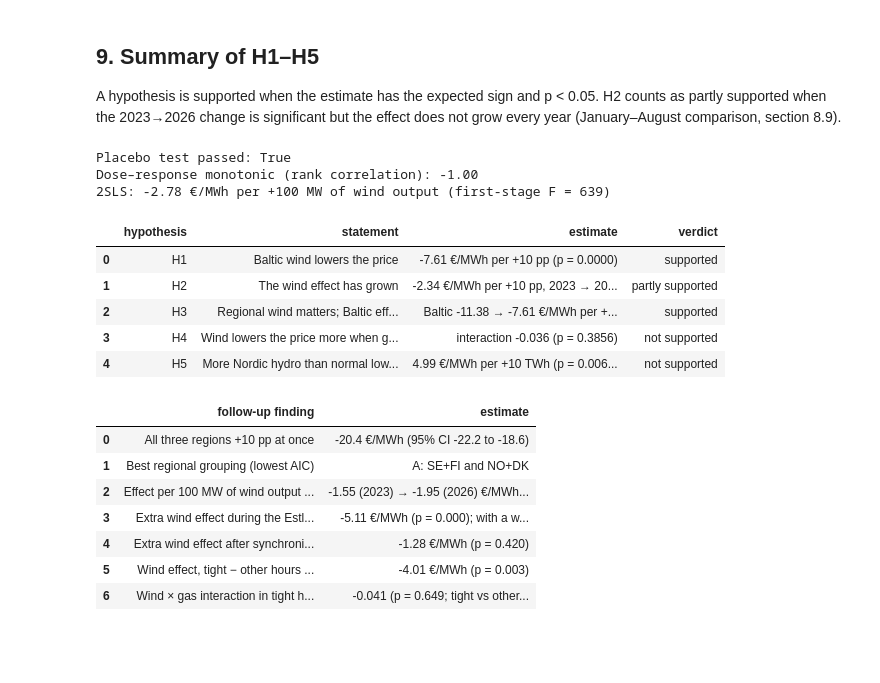
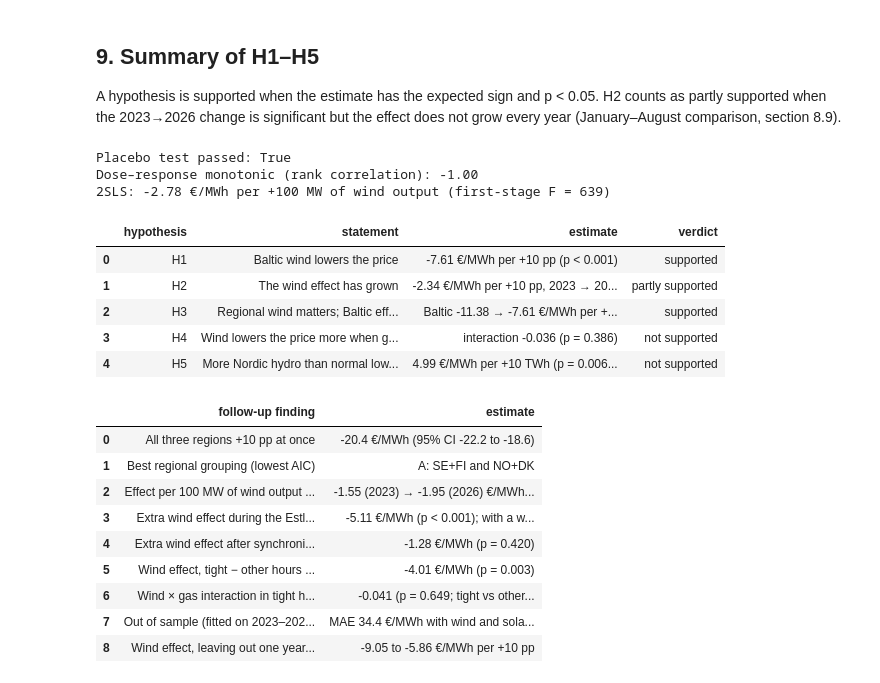
Before and after one commit to MangirdasMikalkenas/Weather_as_a_price_driver_-_Lithuanian_day-ahead_power_prices-_2023-2026, a Jupyter notebook: notebooks/01_price_drivers.ipynb, the cells around one changed output. Drawn from its saved outputs; the diff is of its cells as text; code cells hidden in the pictures; blank space fills up the shorter version.

```diff
--- a/notebooks/01_price_drivers.ipynb
+++ b/notebooks/01_price_drivers.ipynb
@@ -115,7 +115,7 @@ Model sample: 31,958 hours (177 dropped because of missing values)
 | max | 1478.91 | 100.00 | 87.26 | 99.34 | 8.54 | 2.60 | 76.32 | 25.61 |
 # %%
 def effect(model, name, scale=1.0):
-    """Coefficient of one variable with its 95% confidence interval and p-value, times `scale`."""
+    # Coefficient of one variable with its 95% confidence interval and p-value, times `scale`.
     ci = model.conf_int().loc[name] * scale
     return pd.Series({
         "effect": model.params[name] * scale,
@@ -126,7 +126,7 @@ def effect(model, name, scale=1.0):
 
 
 def contrast(model, weights):
-    """t-test of a linear combination of coefficients, e.g. {"a": 1, "b": -1} for a - b."""
+    # t-test of a linear combination of coefficients, e.g. {"a": 1, "b": -1} for a - b.
     r = np.zeros(len(model.params))
     for name, w in weights.items():
         r[model.params.index.get_loc(name)] = w
@@ -134,6 +134,19 @@ def contrast(model, weights):
     lo, hi = np.asarray(t.conf_int()).ravel()
     return pd.Series({"effect": float(np.asarray(t.effect).ravel()[0]), "ci_low": lo, "ci_high": hi,
                       "p_value": float(np.asarray(t.pvalue).ravel()[0])})
+
+
+def fmt_p(p):
+    # p-value as text. A p-value is never exactly 0, so very small values are shown as an upper bound.
+    return "p < 0.001" if p < 0.001 else f"p = {p:.3f}"
+
+
+def show(table, decimals=3):
+    """Round a results table for display. p-values below 0.001 are written as <0.001, since they are never exactly 0."""
+    out = table.round(decimals)
+    if "p_value" in out.columns:
+        out["p_value"] = table["p_value"].map(lambda p: "<0.001" if p < 0.001 else f"{p:.3f}")
+    return out
 # %% [markdown]
 ## 2. How correlated is the wind across regions?
 
@@ -779,20 +849,20 @@ h2_verdict = ("supported" if h2_significant and steady_growth
 
 summary = pd.DataFrame([
     ["H1", "Baltic wind lowers the price",
-     f"{h1['effect']:.2f} €/MWh per +10 pp (p = {h1['p_value']:.4f})",
+     f"{h1['effect']:.2f} €/MWh per +10 pp ({fmt_p(h1['p_value'])})",
      verdict(h1["effect"] < 0 and h1["p_value"] < 0.05)],
     ["H2", "The wind effect has grown",
-     f"{h2_test['effect']:.2f} €/MWh per +10 pp, {years[0]} → {years[-1]} (p = {h2_test['p_value']:.4f}); "
+     f"{h2_test['effect']:.2f} €/MWh per +10 pp, {years[0]} → {years[-1]} ({fmt_p(h2_test['p_value'])}); "
      f"steady growth in Jan–Aug: {steady_growth}",
      h2_verdict],
     ["H3", "Regional wind matters; Baltic effect overstated without it",
      f"Baltic {m_base.params['wind_baltic'] * 10:.2f} → {m_full.params['wind_baltic'] * 10:.2f} €/MWh per +10 pp",
      verdict(regional_ok and smaller)],
     ["H4", "Wind lowers the price more when gas is expensive",
-     f"interaction {h4_inter['effect']:.3f} (p = {h4_inter['p_value']:.4f})",
+     f"interaction {h4_inter['effect']:.3f} ({fmt_p(h4_inter['p_value'])})",
      verdict(h4_inter["effect"] < 0 and h4_inter["p_value"] < 0.05)],
     ["H5", "More Nordic hydro than normal lowers the price",
-     f"{h5['effect']:.2f} €/MWh per +10 TWh (p = {h5['p_value']:.4f}; clustered by month p = {h5_month['p_value']:.3f})",
+     f"{h5['effect']:.2f} €/MWh per +10 TWh ({fmt_p(h5['p_value'])}; clustered by month {fmt_p(h5_month['p_value'])})",
      verdict(h5["effect"] < 0 and h5["p_value"] < 0.05)],
 ], columns=["hypothesis", "statement", "estimate", "verdict"])
 
@@ -804,44 +874,52 @@ summary.to_csv(FIG / "q1_summary.csv", index=False)
 display(summary)
 
 tight_inter = tight_table.loc[("tight hours", "wind × gas interaction")]
 extra = pd.DataFrame([
     ["All three regions +10 pp at once",
      f"{region_wide['effect']:.1f} €/MWh (95% CI {region_wide['ci_low']:.1f} to {region_wide['ci_high']:.1f})"],
     ["Best regional grouping (lowest AIC)", split_fit["AIC"].idxmin()],
     ["Effect per 100 MW of wind output (2SLS)",
      f"{per_mw['effect'].iloc[0]:.2f} ({years[0]}) → {per_mw['effect'].iloc[-1]:.2f} ({years[-1]}) €/MWh, "
-     f"change p = {p_mw:.3f}"],
+     f"change {fmt_p(p_mw)}"],
     ["Extra wind effect during the Estlink 2 outage (+10 pp)",
      f"{breaks.loc['extra during Estlink 2 outage', 'effect']:.2f} €/MWh "
-     f"(p = {breaks.loc['extra during Estlink 2 outage', 'p_value']:.3f}); with a wind effect for every month "
+     f"({fmt_p(breaks.loc['extra during Estlink 2 outage', 'p_value'])}); with a wind effect for every month "
      f"{effect(m_breaks_month, 'wind_baltic:estlink2_out', 10)['effect']:.2f} €/MWh"],
     ["Extra wind effect after synchronisation (+10 pp)",
      f"{breaks.loc['extra after synchronisation', 'effect']:.2f} €/MWh "
-     f"(p = {breaks.loc['extra after synchronisation', 'p_value']:.3f})"],
-    ["Wind effect, tight − other hours (+10 pp)", f"{wind_diff:+.2f} €/MWh (p = {p_wind_diff:.3f})"],
+     f"({fmt_p(breaks.loc['extra after synchronisation', 'p_value'])})"],
+    ["Wind effect, tight − other hours (+10 pp)", f"{wind_diff:+.2f} €/MWh ({fmt_p(p_wind_diff)})"],
     ["Wind × gas interaction in tight hours",
-     f"{tight_inter['effect']:.3f} (p = {tight_inter['p_value']:.3f}; tight vs other p = {p_tight_diff:.3f})"],
+     f"{tight_inter['effect']:.3f} ({fmt_p(tight_inter['p_value'])}; tight vs other {fmt_p(p_tight_diff)})"],
+    ["Out of sample (fitted on 2023–2025, applied to 2026)",
+     f"MAE {oos_table.iloc[-1]['MAE out of sample, €/MWh']:.1f} €/MWh with wind and solar vs "
+     f"{oos_table.iloc[0]['MAE out of sample, €/MWh']:.1f} with calendar effects only; "
+     f"R² {oos_table.iloc[-1]['R² out of sample']:.2f} vs {oos_table.iloc[0]['R² out of sample']:.2f}"],
+    ["Wind effect, leaving out one year at a time",
+     f"{loyo['effect'].min():.2f} to {loyo['effect'].max():.2f} €/MWh per +10 pp"],
 ], columns=["follow-up finding", "estimate"])
 extra.to_csv(FIG / "q1_followup.csv", index=False)
 extra
 # %% [output]
 Placebo test passed: True
 Dose–response monotonic (rank correlation): -1.00
 2SLS: -2.78 €/MWh per +100 MW of wind output (first-stage F = 639)
 |  | hypothesis | statement | estimate | verdict |
-| 0 | H1 | Baltic wind lowers the price | -7.61 €/MWh per +10 pp (p = 0.0000) | supported |
+| 0 | H1 | Baltic wind lowers the price | -7.61 €/MWh per +10 pp (p < 0.001) | supported |
 | 1 | H2 | The wind effect has grown | -2.34 €/MWh per +10 pp, 2023 → 20... | partly supported |
 | 2 | H3 | Regional wind matters; Baltic eff... | Baltic -11.38 → -7.61 €/MWh per +... | supported |
-| 3 | H4 | Wind lowers the price more when g... | interaction -0.036 (p = 0.3856) | not supported |
+| 3 | H4 | Wind lowers the price more when g... | interaction -0.036 (p = 0.386) | not supported |
 | 4 | H5 | More Nordic hydro than normal low... | 4.99 €/MWh per +10 TWh (p = 0.006... | not supported |
 |  | follow-up finding | estimate |
 | 0 | All three regions +10 pp at once | -20.4 €/MWh (95% CI -22.2 to -18.6) |
 | 1 | Best regional grouping (lowest AIC) | A: SE+FI and NO+DK |
 | 2 | Effect per 100 MW of wind output ... | -1.55 (2023) → -1.95 (2026) €/MWh... |
-| 3 | Extra wind effect during the Estl... | -5.11 €/MWh (p = 0.000); with a w... |
+| 3 | Extra wind effect during the Estl... | -5.11 €/MWh (p < 0.001); with a w... |
 | 4 | Extra wind effect after synchroni... | -1.28 €/MWh (p = 0.420) |
 | 5 | Wind effect, tight − other hours ... | -4.01 €/MWh (p = 0.003) |
 | 6 | Wind × gas interaction in tight h... | -0.041 (p = 0.649; tight vs other... |
+| 7 | Out of sample (fitted on 2023–202... | MAE 34.4 €/MWh with wind and sola... |
+| 8 | Wind effect, leaving out one year... | -9.05 to -5.86 €/MWh per +10 pp |
 # %% [markdown]
 ## 10. Interpretation
 
```
Also changed, not shown: parts of 20 cells of this notebook, 13 other files.
